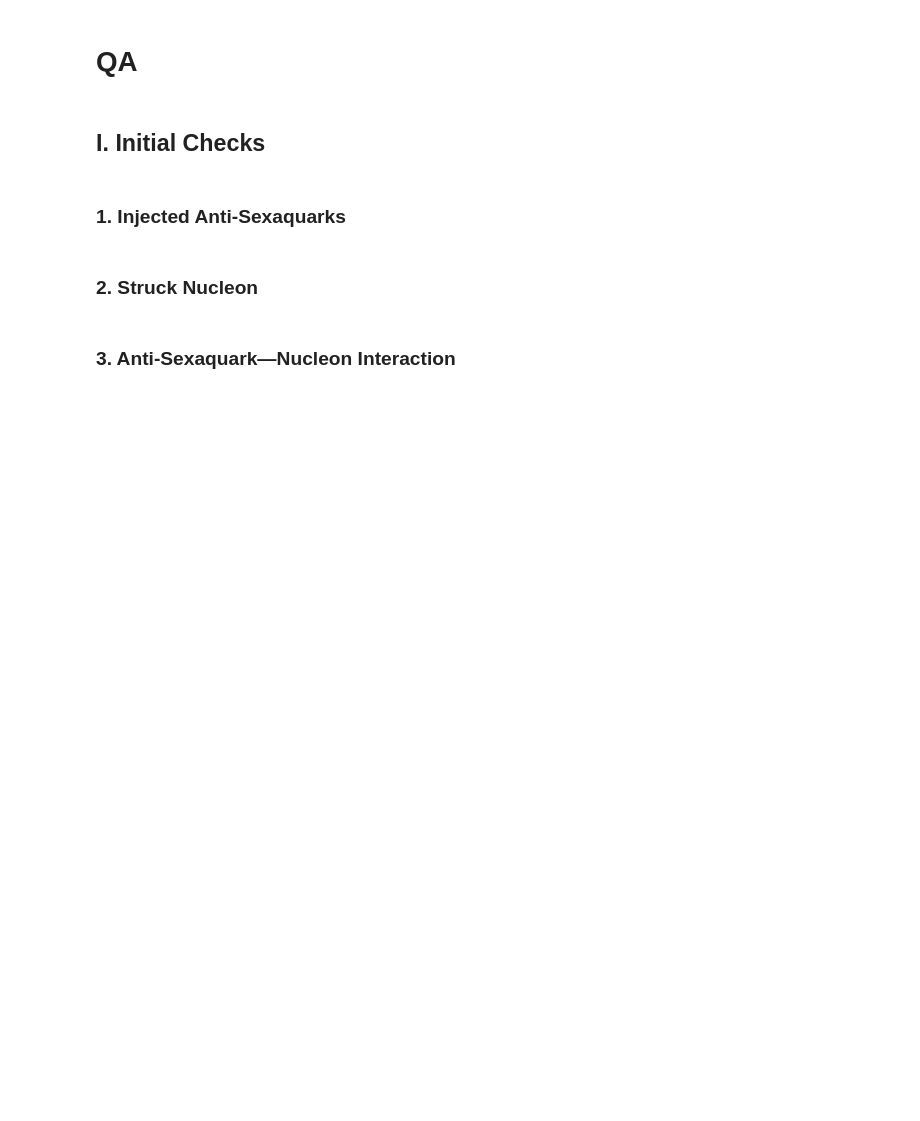
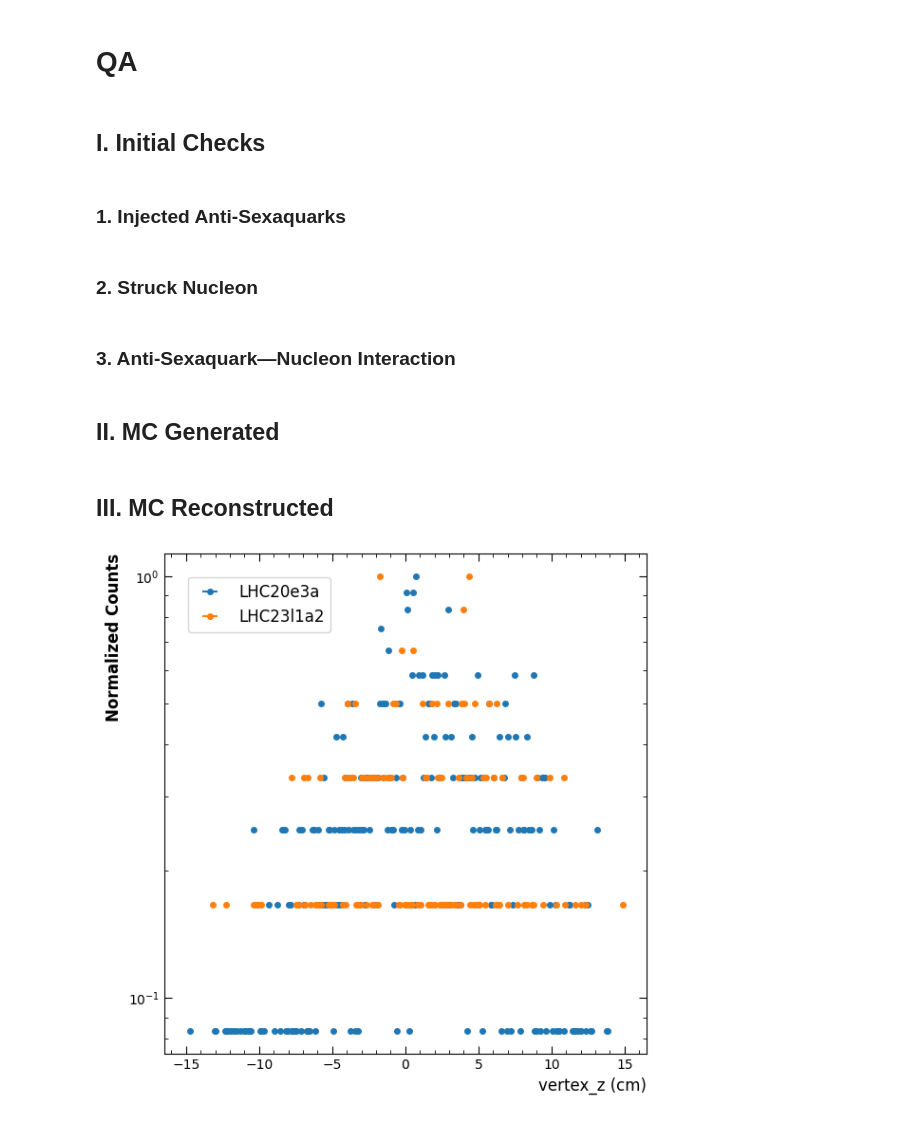
Before and after one commit to HD-ALICE-Sexaquark/analysis, a Jupyter notebook: jupyter/QA.ipynb, the cells around one changed output. Drawn from its saved outputs; the diff is of its cells as text; code cells hidden in the pictures; blank space fills up the shorter version.

Commit message:
jupyter nb: added several new QA plots

```diff
--- a/jupyter/QA.ipynb
+++ b/jupyter/QA.ipynb
@@ -194,3 +194,51 @@ for i in range(len(variables)):
 plt.tight_layout()
 plt.savefig("QA_SexaquarksAfterInteraction.svg")
 plt.show()
+# %% [markdown]
+## **II. MC Generated**
+# %% [markdown]
+## **III. MC Reconstructed**
+# %%
+# load files
+file_bkg = uproot.open("../qa/test_bkg/AnalysisResults_LHC20e3a.root")
+histograms_bkg = file_bkg["Hists/"]
+hist_dict_bkg = {hist.name: hist for hist in histograms_bkg}
+
+file_sig = uproot.open("../qa/test_sig/AnalysisResults_LHC23l1a2.root")
+histograms_sig = file_sig["Hists/"]
+hist_dict_sig = {hist.name: hist for hist in histograms_sig}
+# %%
+# plot z vertex of the collisions
+plt.figure(figsize=(6, 6))
+
+hist_name = "hVertexZ"
+
+values_bkg, edges_bkg = hist_dict_bkg[hist_name].to_numpy()
+centers_bkg = (edges_bkg[:-1] + edges_bkg[1:]) / 2
+weights_bkg = values_bkg / np.max(values_bkg)
+bin_width_bkg = edges_bkg[1] - edges_bkg[0]
+plt.errorbar(centers_bkg, weights_bkg, xerr=bin_width_bkg/2, fmt='o', label="LHC20e3a", color=colors[0], markersize=4)
+
+values_sig, edges_sig = hist_dict_sig[hist_name].to_numpy()
+centers_sig = (edges_sig[:-1] + edges_sig[1:]) / 2
+weights_sig = values_sig / np.max(values_sig)
+bin_width_sig = edges_sig[1] - edges_sig[0]
+plt.errorbar(centers_sig, weights_sig, xerr=bin_width_sig/2, fmt='o', label="LHC23l1a2", color=colors[1], markersize=4)
+
+plt.yscale('log')
+plt.ylabel('Normalized Counts', loc='top', fontsize=12, fontweight='bold')
+
+plt.xlabel('vertex_z (cm)', loc='right', fontsize=12)
+
+plt.minorticks_on()
+plt.tick_params(direction='in', axis='both', which='both', top=True, right=True)
+plt.tick_params(which='minor', length=3)
+plt.tick_params(which='major', length=6)
+
+plt.legend(loc="upper left", fontsize=12, borderaxespad=1.5)
+
+plt.tight_layout()
+# plt.savefig("QA_SignalInteraction_Radius.svg")
+plt.show()
+# %% [output]
+[figure, added]
```
Also changed, not shown: parts of 8 cells of this notebook.
